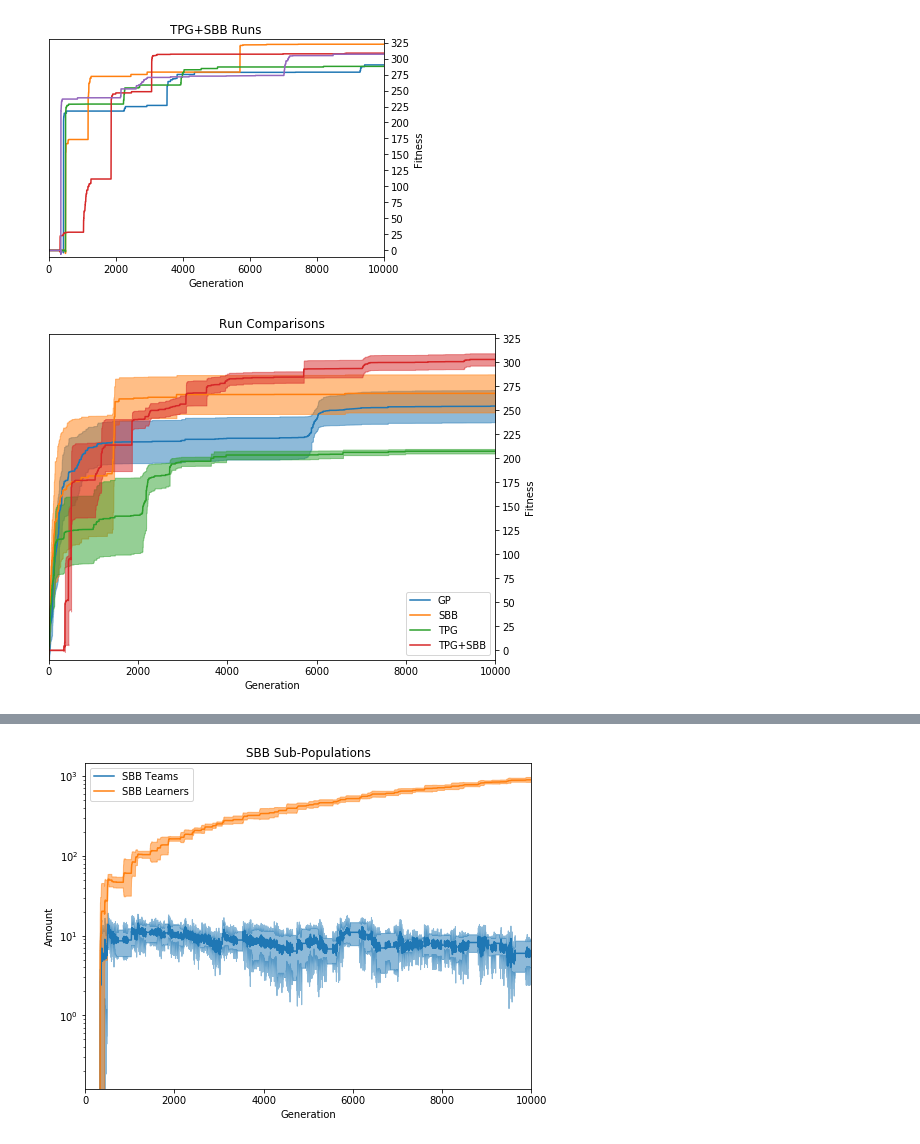
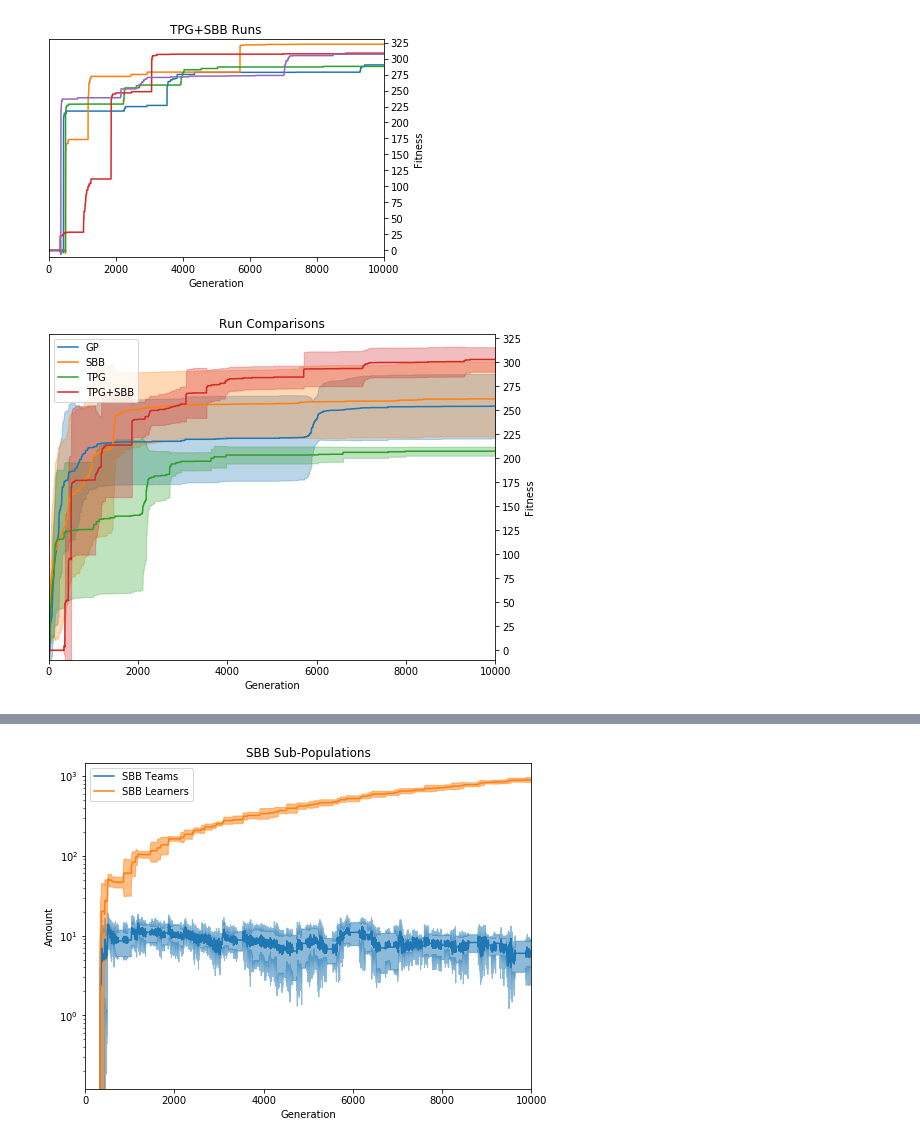
Before and after one commit to Ryan-Amaral/gp-bipedal-walker-analysis, a Jupyter notebook: basic_analysis.ipynb, the cells around one changed output, grey strips where cells are left out. Cells and saved outputs as stored; diff of their text form; code cells hidden in the pictures.

```diff
--- a/basic_analysis.ipynb
+++ b/basic_analysis.ipynb
@@ -25,10 +25,10 @@ dfs_gp = [df_gp_1, df_gp_2, df_gp_3, df_gp_4, df_gp_5]
 
 df_sbb_1 = pd.read_csv("run-data/sbb/1/log.csv")
 df_sbb_2 = pd.read_csv("run-data/sbb/2/log.csv")
-#df_sbb_3 = pd.read_csv("run-data/sbb/3/log.csv")
-#df_sbb_4 = pd.read_csv("run-data/sbb/4/log.csv")
-#df_sbb_5 = pd.read_csv("run-data/sbb/5/log.csv")
-dfs_sbb = [df_sbb_1, df_sbb_2]#, df_sbb_3, df_sbb_4, df_sbb_5]
+df_sbb_3 = pd.read_csv("run-data/sbb/3/log.csv")
+df_sbb_4 = pd.read_csv("run-data/sbb/4/log.csv")
+df_sbb_5 = pd.read_csv("run-data/sbb/5/log.csv")
+dfs_sbb = [df_sbb_1, df_sbb_2, df_sbb_3, df_sbb_4, df_sbb_5]
 
 df_tpg_1 = pd.read_csv("run-data/tpg/1/log.csv")
 df_tpg_2 = pd.read_csv("run-data/tpg/2/log.csv")
@@ -146,42 +146,42 @@ tpg_means, tpg_stds = get_mean_std(dfs_tpg, "fitness_max", 10000)
 tpgsbb_means, tpgsbb_stds = get_mean_std(dfs_tpgsbb, "fitness_max", 10000)
 
 f = plt.figure(figsize=(8,6))
 ax = f.add_subplot(111)
 ax.yaxis.tick_right()
 ax.yaxis.set_label_position("right")
 
 plt.plot(gp_means, label="GP", color=colors[0])
 plt.fill_between(range(10000),
-                 gp_means-gp_stds/2, gp_means+gp_stds/2,
-                alpha=0.5, color=colors[0])
+                 gp_means-gp_stds, gp_means+gp_stds,
+                alpha=0.3, color=colors[0])
 
 plt.plot(sbb_means, label="SBB", color=colors[1])
 plt.fill_between(range(10000),
-                 sbb_means-sbb_stds/2, sbb_means+sbb_stds/2,
-                alpha=0.5, color=colors[1])
+                 sbb_means-sbb_stds, sbb_means+sbb_stds,
+                alpha=0.3, color=colors[1])
 
 plt.plot(tpg_means, label="TPG", color=colors[2])
 plt.fill_between(range(10000),
-                 tpg_means-tpg_stds/2, tpg_means+tpg_stds/2,
-                alpha=0.5, color=colors[2])
+                 tpg_means-tpg_stds, tpg_means+tpg_stds,
+                alpha=0.3, color=colors[2])
 
 plt.plot(tpgsbb_means, color=colors[3], label="TPG+SBB")
 plt.fill_between(range(10000),
-                 tpgsbb_means-tpgsbb_stds/2, tpgsbb_means+tpgsbb_stds/2,
-                alpha=0.5, color=colors[3])
+                 tpgsbb_means-tpgsbb_stds, tpgsbb_means+tpgsbb_stds,
+                alpha=0.3, color=colors[3])
 
 plt.title("Run Comparisons")
 plt.xlabel("Generation")
 plt.xlim(0,10000)
 plt.ylabel("Fitness")
 plt.ylim(-10,330)
 plt.yticks(np.arange(0, 331, 25))
 plt.legend()
 
 plt.savefig("images/evo-runs-compare.pdf")
 plt.show()
 # %% [output]
-[figure, old version]
+[figure, new version]
 # %%
 # comparison of champion team and learner sizes
 
```
Also changed, not shown: parts of 4 cells of this notebook, 25 other files.
